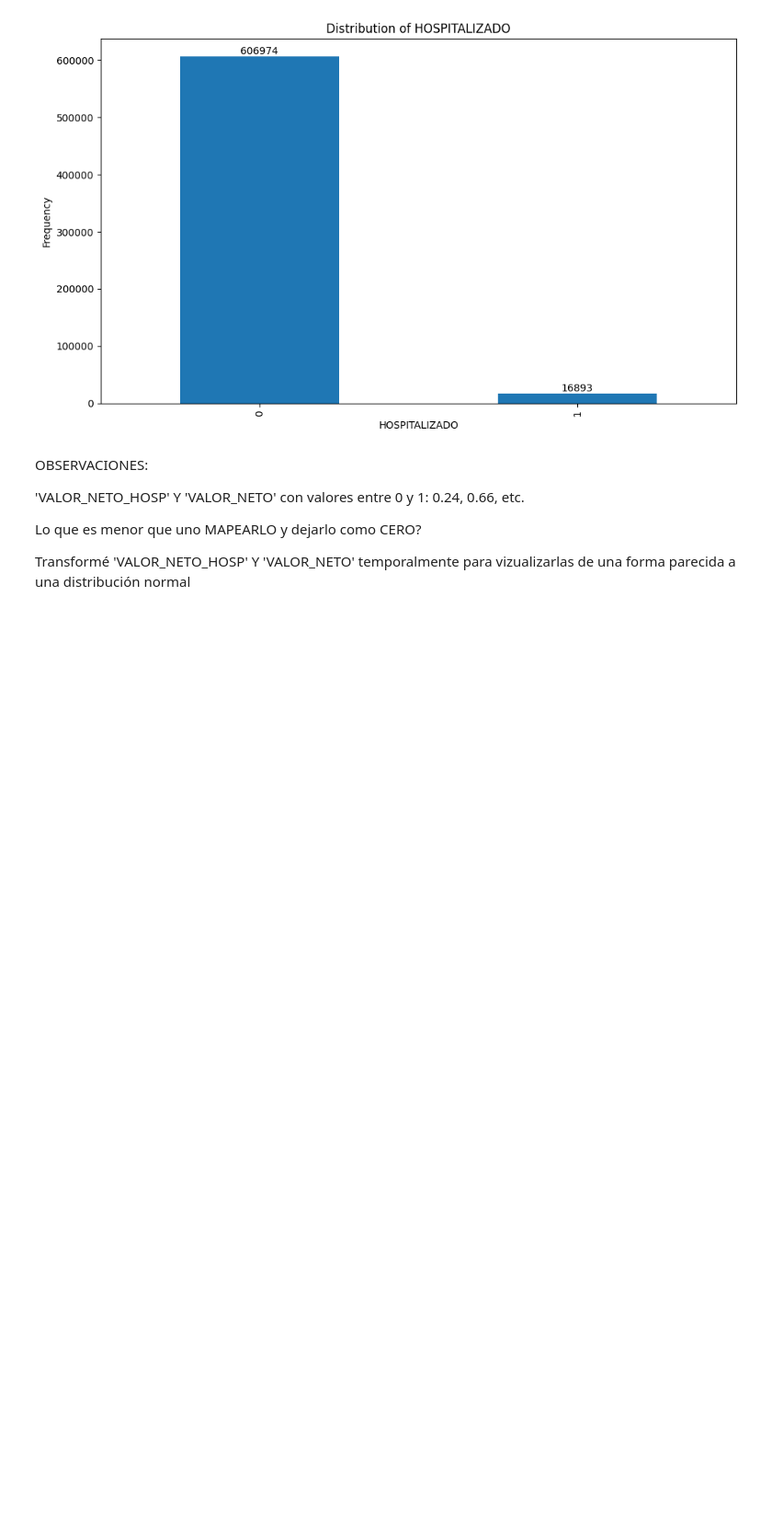
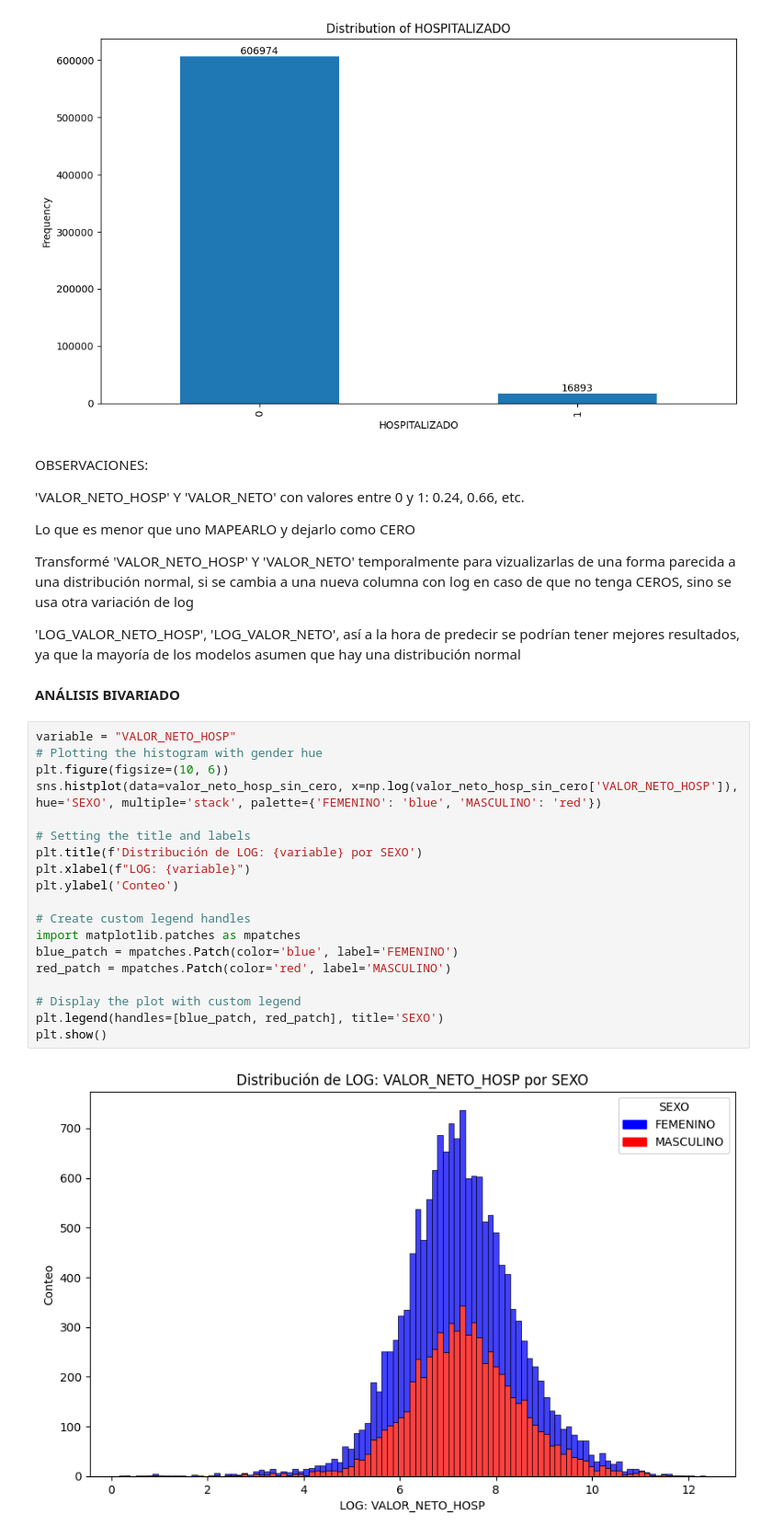
Before and after one commit to Sergius-DS/elecciOn_datasets, a Jupyter notebook: diabetes_EDA_Limpieza_29_Nov2024.ipynb, the cells around one changed output. Shown at 92% size. Saved outputs shown, nothing was run; the diff lists cells and outputs as text; blank space fills up the shorter version.

```diff
--- a/diabetes_EDA_Limpieza_29_Nov2024.ipynb
+++ b/diabetes_EDA_Limpieza_29_Nov2024.ipynb
@@ -453,6 +454,31 @@ OBSERVACIONES:
 
 'VALOR_NETO_HOSP' Y 'VALOR_NETO' con valores entre 0 y 1: 0.24, 0.66, etc.
 
-Lo que es menor que uno MAPEARLO y dejarlo como CERO?
+Lo que es menor que uno MAPEARLO y dejarlo como CERO
 
-Transformé 'VALOR_NETO_HOSP' Y 'VALOR_NETO' temporalmente para vizualizarlas de una forma parecida a una distribución normal
+Transformé 'VALOR_NETO_HOSP' Y 'VALOR_NETO' temporalmente para vizualizarlas de una forma parecida a una distribución normal, si se cambia a una nueva columna con log en caso de que no tenga CEROS, sino se usa otra variación de log
+
+'LOG_VALOR_NETO_HOSP', 'LOG_VALOR_NETO', así a la hora de predecir se podrían tener mejores resultados, ya que la mayoría de los modelos asumen que hay una distribución normal
+# %% [markdown]
+**ANÁLISIS BIVARIADO**
+# %%
+variable = "VALOR_NETO_HOSP"
+# Plotting the histogram with gender hue
+plt.figure(figsize=(10, 6))
+sns.histplot(data=valor_neto_hosp_sin_cero, x=np.log(valor_neto_hosp_sin_cero['VALOR_NETO_HOSP']), hue='SEXO', multiple='stack', palette={'FEMENINO': 'blue', 'MASCULINO': 'red'})
+
+# Setting the title and labels
+plt.title(f'Distribución de LOG: {variable} por SEXO')
+plt.xlabel(f"LOG: {variable}")
+plt.ylabel('Conteo')
+
+# Create custom legend handles
+import matplotlib.patches as mpatches
+blue_patch = mpatches.Patch(color='blue', label='FEMENINO')
+red_patch = mpatches.Patch(color='red', label='MASCULINO')
+
+# Display the plot with custom legend
+plt.legend(handles=[blue_patch, red_patch], title='SEXO')
+plt.show()
+# %% [output]
+[figure, added]
```
Also changed, not shown: parts of 30 cells of this notebook.
